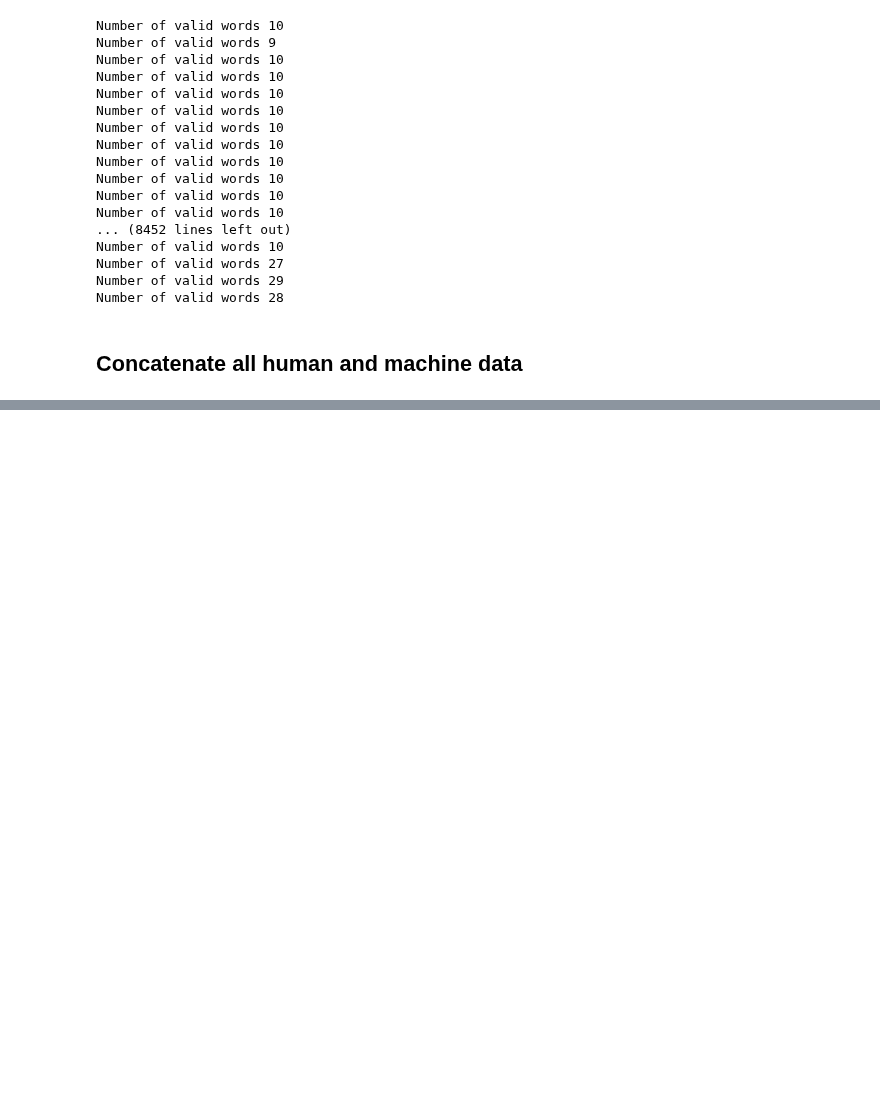
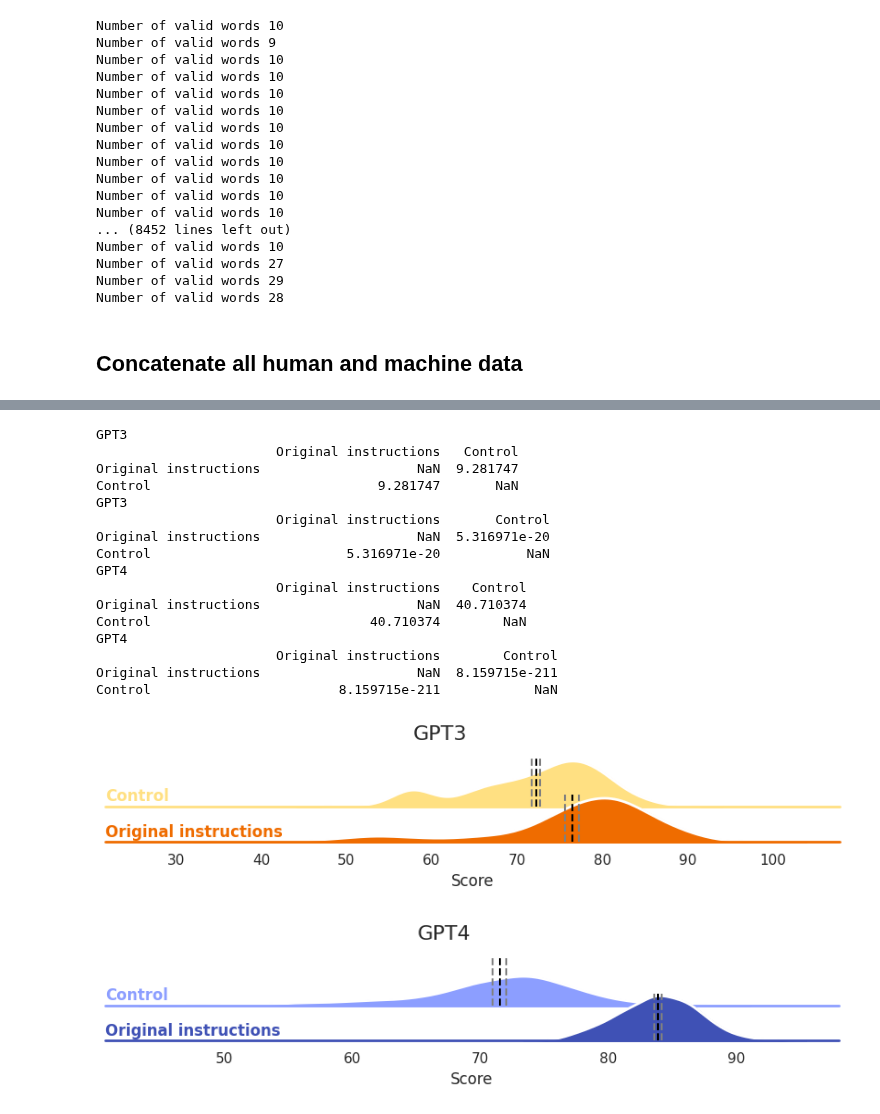
Before and after one commit to AntoineBellemare/DAT_GPT, a Jupyter notebook: scripts/visualization.ipynb, the cells around one changed output, grey strips where cells are left out. Saved outputs shown, nothing was run; the diff lists cells and outputs as text; code cells hidden in the pictures; blank space fills up the shorter version.

```diff
--- a/scripts/visualization.ipynb
+++ b/scripts/visualization.ipynb
@@ -278,0 +241,63 @@ pvals
+# %%
+list_of_dfs = [results_df.loc[(results_df['Model']=='GPT3') &
+                              (results_df['Control']!='Strategy')],
+               results_df.loc[(results_df['Model']=='GPT4') &
+                              (results_df['Temperature']=='None') &
+                              (results_df['Control']!='Strategy')],]
+for df in list_of_dfs:
+      gpt = df["Model"].unique()[0]
+      # Initialize the FacetGrid object
+      pal = [colors[f'{gpt}_mid_DAT'], colors[f'{gpt}_mid_control']]
+      g = sns.FacetGrid(df, row="Control", hue="Control", aspect=9, height=1, palette=pal, row_order=['Control', 'Original instructions'])
+
+      # Draw the densities in a few steps
+      g.map(sns.kdeplot, "Score",
+            bw_adjust=1, clip_on=False,
+            fill=True, alpha=1, linewidth=1.5)
+      g.map(sns.kdeplot, "Score", clip_on=False, color="w", lw=2, bw_adjust=1)
+
+      # passing color=None to refline() uses the hue mapping
+      g.refline(y=0, linewidth=2, linestyle="-", color=None, clip_on=False)
+
+
+      # Define and use a simple function to label the plot in axes coordinates
+      def label(x, color, label):
+            ax = plt.gca()
+            ax.text(0, .2, label, fontweight="bold", color=color,
+                        ha="left", va="center", transform=ax.transAxes)
+      g.map(label, "Score")
+      mean_conf, pvals, tvals = analyze_results(df, 'Control')
+      # Add vertical lines for mean and confidence intervals
+      for ax, model in zip(g.axes.flat, [0,1]):
+            ax.axvline(mean_conf['mean'][model], color='black', linestyle='--')
+            ax.axvline(mean_conf['ci_low'][model], color='gray', linestyle='--')
+            ax.axvline(mean_conf['ci_high'][model], color='gray', linestyle='--')
+      # Set the subplots to overlap
+      g.figure.subplots_adjust(hspace=-.25)
+
+      # Remove axes details that don't play well with overlap
+      g.set_titles("")
+      g.set(yticks=[], ylabel="")
+      g.despine(bottom=True, left=True)
+      g.fig.suptitle(df['Model'].unique()[0], fontsize=16)
+      print(f"{df['Model'].unique()[0]}\n{tvals}")
+      print(f"{df['Model'].unique()[0]}\n{pvals}")
+# %% [output]
+GPT3
+                       Original instructions   Control
+Original instructions                    NaN  9.281747
+Control                             9.281747       NaN
+GPT3
+                       Original instructions       Control
+Original instructions                    NaN  5.316971e-20
+Control                         5.316971e-20           NaN
+GPT4
+                       Original instructions    Control
+Original instructions                    NaN  40.710374
+Control                            40.710374        NaN
+GPT4
+                       Original instructions        Control
+Original instructions                    NaN  8.159715e-211
+Control                        8.159715e-211            NaN
+[figure, added]
+[figure, added]
```
Also changed, not shown: parts of 16 cells of this notebook, 1 other file.
